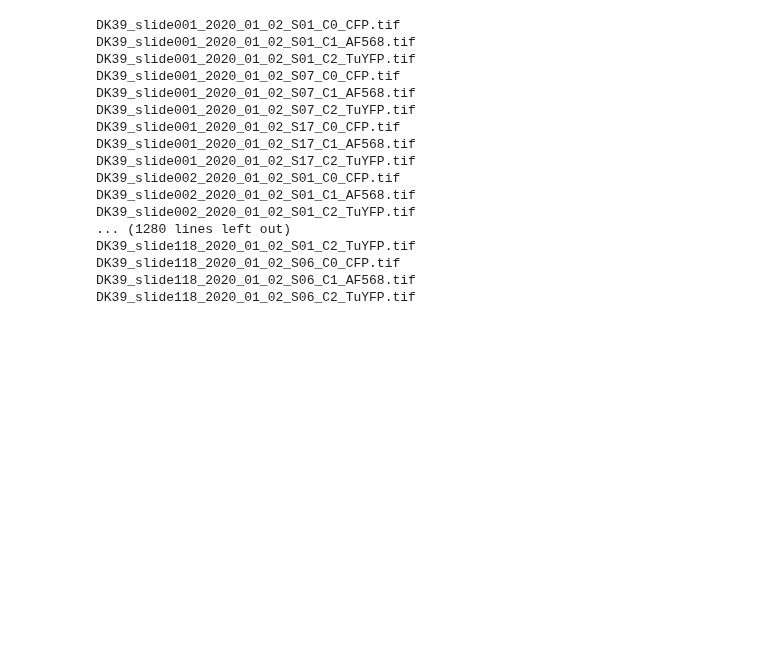
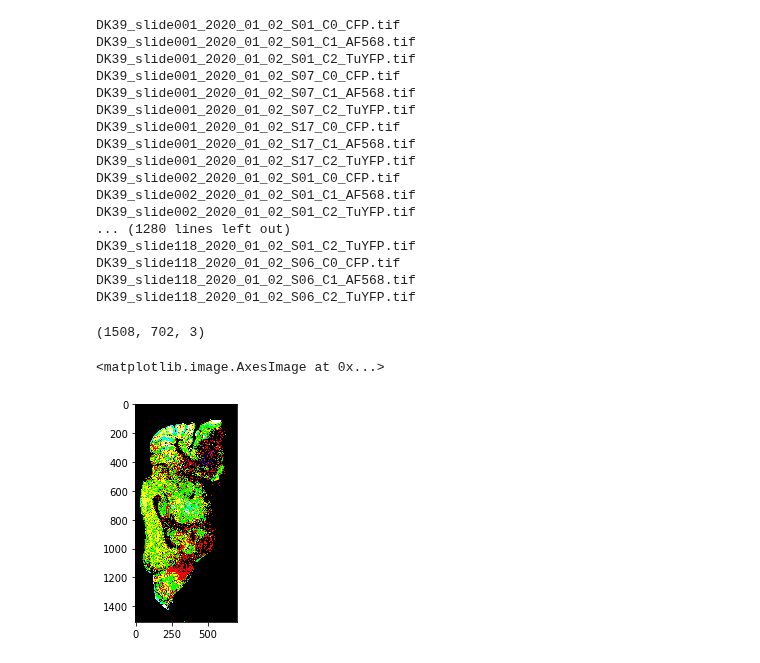
Before and after one commit to ActiveBrainAtlas/MouseBrainAtlas_dev, a Jupyter notebook: demo/histogram_tools.ipynb, the cells around one changed output. Saved outputs shown, nothing was run; the diff lists cells and outputs as text; code cells hidden in the pictures; blank space fills up the shorter version.

```diff
--- a/demo/histogram_tools.ipynb
+++ b/demo/histogram_tools.ipynb
@@ -53,0 +43,19 @@ def plot_histogram( img_fp, downsampled=True):
+# %%
+img1 = cv2.imread( fps_ch0[0] )[::32,::32]
+img2 = cv2.imread( fps_ch1[0] )[::32,::32]
+img3 = cv2.imread( fps_ch2[0] )[::32,::32]
+# %%
+img1.shape
+# %% [output]
+(1508, 702, 3)
+# %%
+color_img = np.zeros( [1508,702,3] )
+
+color_img[:,:,0] = img1[:,:,0]/5
+color_img[:,:,1] = img2[:,:,0]/7
+color_img[:,:,2] = img3[:,:,0]/5
+# %%
+plt.imshow( color_img )
+# %% [output]
+<matplotlib.image.AxesImage at 0x...>
+[figure, added]
```
Also changed, not shown: parts of 16 cells of this notebook, 4 other files.
